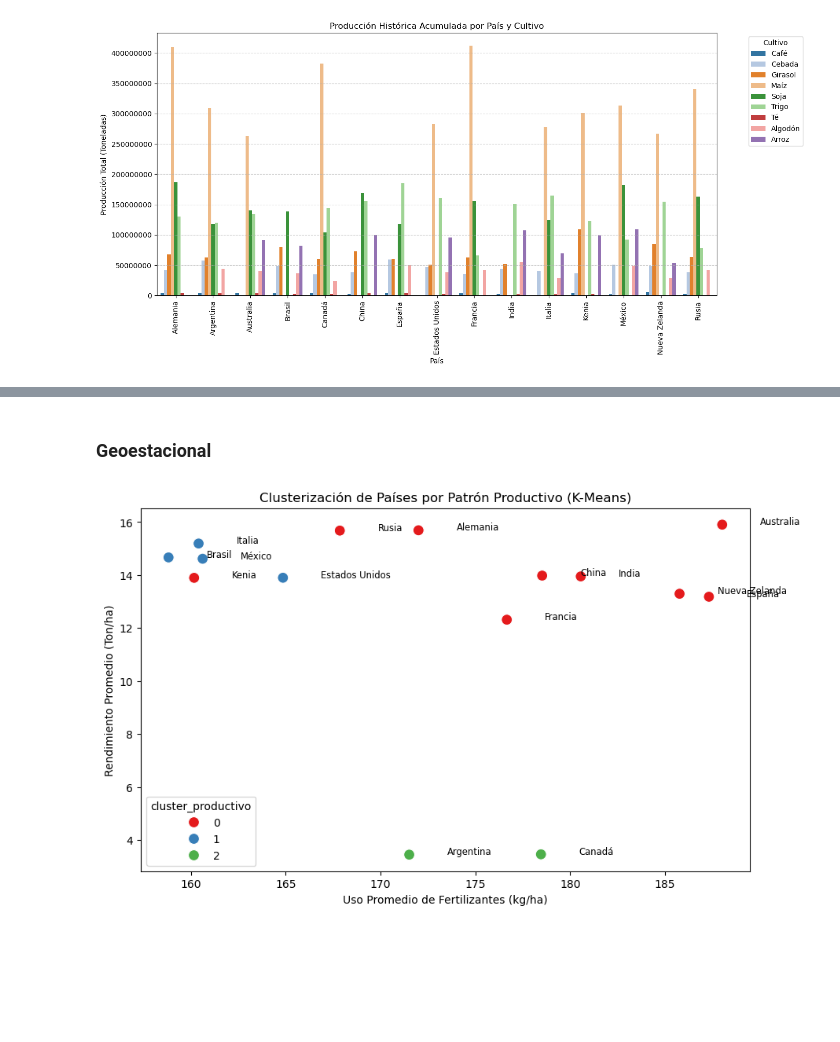
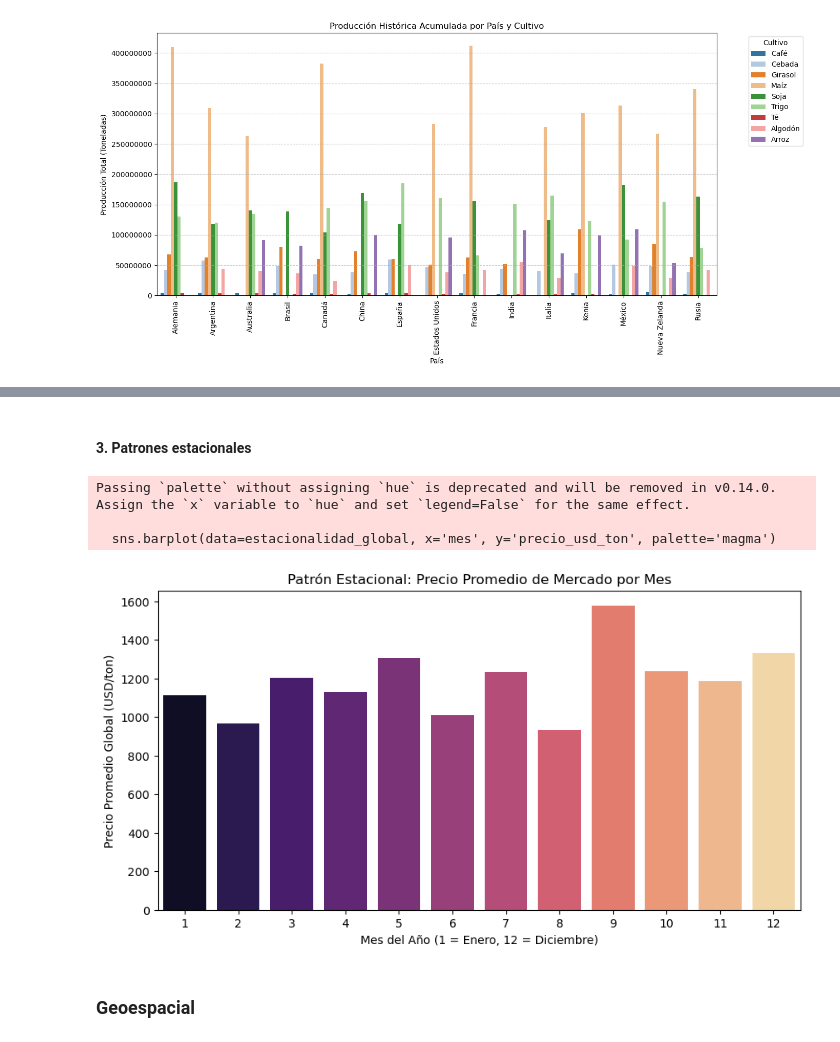
Before and after one commit to ccp0897/Agricultura-y-Ganader-a-Global, a Jupyter notebook: EDA_datosEstructurados.ipynb, the cells around one changed output, grey strips where cells are left out. Saved outputs shown, nothing was run; the diff lists cells and outputs as text; code cells hidden in the pictures; blank space fills up the shorter version.

Commit message:
EDA de los datos estructurados terminado

```diff
--- a/EDA_datosEstructurados.ipynb
+++ b/EDA_datosEstructurados.ipynb
@@ -253,33 +262,28 @@ plt.show()
+# %% [markdown]
+#### 3. Patrones estacionales
+# %%
+# Cargar el dataset de precios
+df_precios = pd.read_csv('datos/precios_mercado.csv')
+
+# Transformar la columna fecha para extraer el "Mes"
+df_precios['fecha'] = pd.to_datetime(df_precios['fecha'])
+df_precios['mes'] = df_precios['fecha'].dt.month
+
+# Agrupar el precio promedio global por mes
+estacionalidad_global = df_precios.groupby('mes')['precio_usd_ton'].mean().reset_index()
+
+# Visualización
+plt.figure(figsize=(10, 5))
+sns.barplot(data=estacionalidad_global, x='mes', y='precio_usd_ton', palette='magma')
+
+plt.title('Patrón Estacional: Precio Promedio de Mercado por Mes')
+plt.xlabel('Mes del Año (1 = Enero, 12 = Diciembre)')
+plt.ylabel('Precio Promedio Global (USD/ton)')
+plt.show()
+# %% [output]
+Passing `palette` without assigning `hue` is deprecated and will be removed in v0.14.0. Assign the `x` variable to `hue` and set `legend=False` for the same effect.
+
+  sns.barplot(data=estacionalidad_global, x='mes', y='precio_usd_ton', palette='magma')
+[figure, added]
 # %% [markdown]
-### Geoestacional
+### Geoespacial
-# %%
-# ==========================================
-# 4. ANÁLISIS GEOESPACIAL Y CLUSTERIZACIÓN (K-Means)
-# ==========================================
-# Agrupamos por país para ver el patrón promedio general
-df_pais = df_agri.groupby('pais').agg({
-    'rendimiento_ton_ha': 'mean',
-    'fertilizantes_kg_ha': 'mean',
-    'agua_riego_m3_ha': 'mean'
-}).reset_index()
-
-# Preparamos datos para clustering (escalado)
-X_cluster = StandardScaler().fit_transform(df_pais[['rendimiento_ton_ha', 'fertilizantes_kg_ha', 'agua_riego_m3_ha']])
-
-# Aplicamos K-Means (buscamos 3 clusters como pide el análisis de perfiles)
-kmeans = KMeans(n_clusters=3, random_state=42, n_init=10)
-df_pais['cluster_productivo'] = kmeans.fit_predict(X_cluster)
-
-# Visualizamos los clusters
-plt.figure(figsize=(10, 6))
-sns.scatterplot(data=df_pais, x='fertilizantes_kg_ha', y='rendimiento_ton_ha',
-                hue='cluster_productivo', palette='Set1', s=100)
-for i in range(df_pais.shape[0]):
-    plt.text(df_pais['fertilizantes_kg_ha'][i]+2, df_pais['rendimiento_ton_ha'][i],
-             df_pais['pais'][i], size='small')
-plt.title('Clusterización de Países por Patrón Productivo (K-Means)')
-plt.xlabel('Uso Promedio de Fertilizantes (kg/ha)')
-plt.ylabel('Rendimiento Promedio (Ton/ha)')
-plt.show()
-# %% [output]
-[figure, removed]
```
Also changed, not shown: parts of 14 cells of this notebook.
